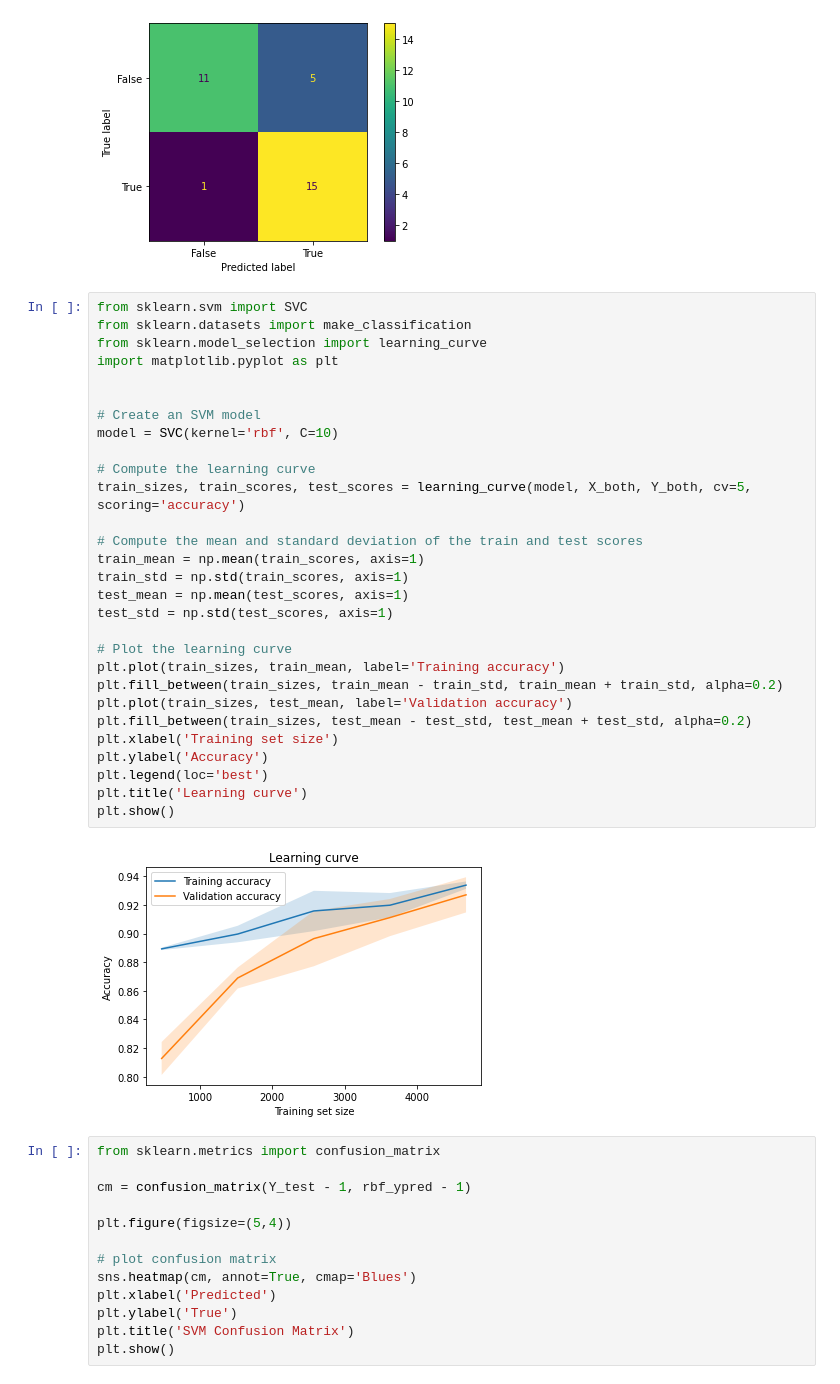
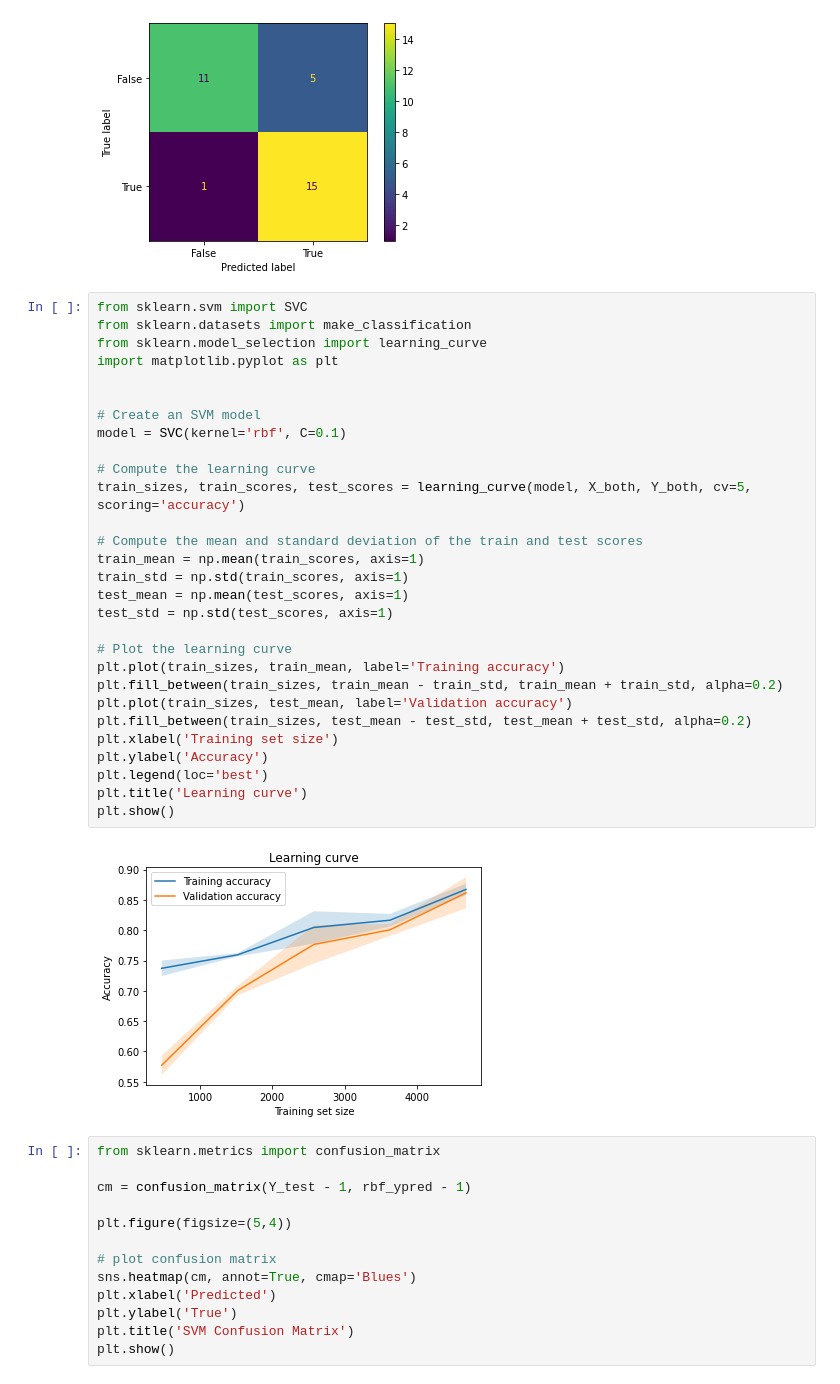
Before and after one commit to ktian9/svm-cs490, a Jupyter notebook: svm_notebook_v2.ipynb, the cells around one changed output. Drawn from its saved outputs; the diff is of its cells as text.

```diff
--- a/svm_notebook_v2.ipynb
+++ b/svm_notebook_v2.ipynb
@@ -453,34 +453,34 @@ cm_display.plot()
 # %%
 from sklearn.svm import SVC
 from sklearn.datasets import make_classification
 from sklearn.model_selection import learning_curve
 import matplotlib.pyplot as plt
 
 
 # Create an SVM model
-model = SVC(kernel='rbf', C=10)
+model = SVC(kernel='rbf', C=0.1)
 
 # Compute the learning curve
 train_sizes, train_scores, test_scores = learning_curve(model, X_both, Y_both, cv=5, scoring='accuracy')
 
 # Compute the mean and standard deviation of the train and test scores
 train_mean = np.mean(train_scores, axis=1)
 train_std = np.std(train_scores, axis=1)
 test_mean = np.mean(test_scores, axis=1)
 test_std = np.std(test_scores, axis=1)
 
 # Plot the learning curve
 plt.plot(train_sizes, train_mean, label='Training accuracy')
 plt.fill_between(train_sizes, train_mean - train_std, train_mean + train_std, alpha=0.2)
 plt.plot(train_sizes, test_mean, label='Validation accuracy')
 plt.fill_between(train_sizes, test_mean - test_std, test_mean + test_std, alpha=0.2)
 plt.xlabel('Training set size')
 plt.ylabel('Accuracy')
 plt.legend(loc='best')
 plt.title('Learning curve')
 plt.show()
 # %% [output]
-[figure, old version]
+[figure, new version]
 # %%
 from sklearn.metrics import confusion_matrix
 
```
Also changed, not shown: parts of 2 cells of this notebook.
